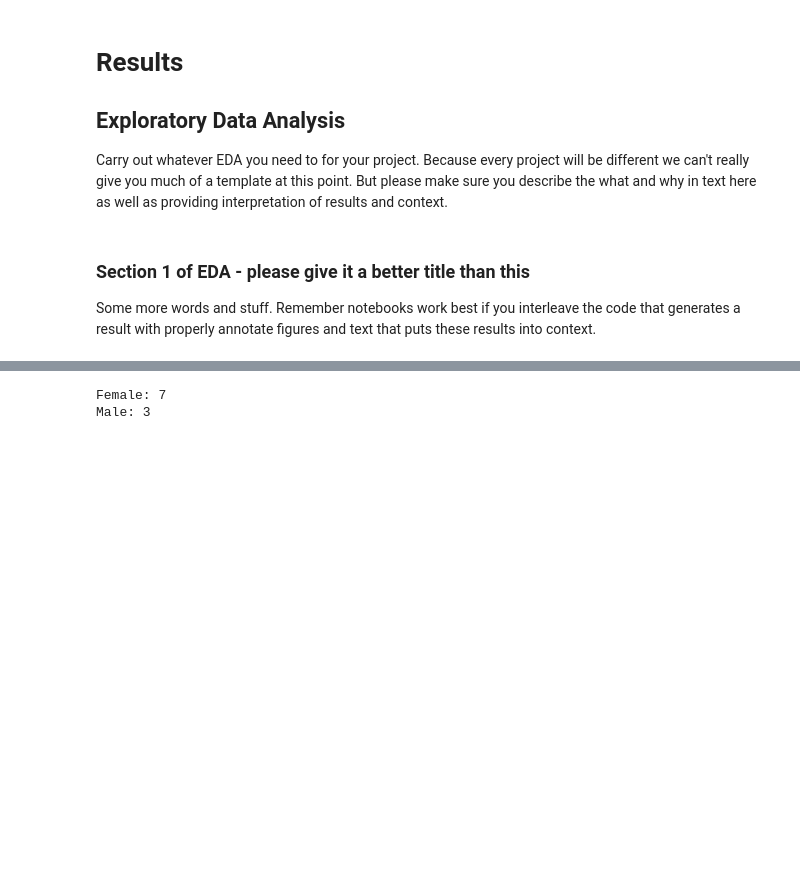
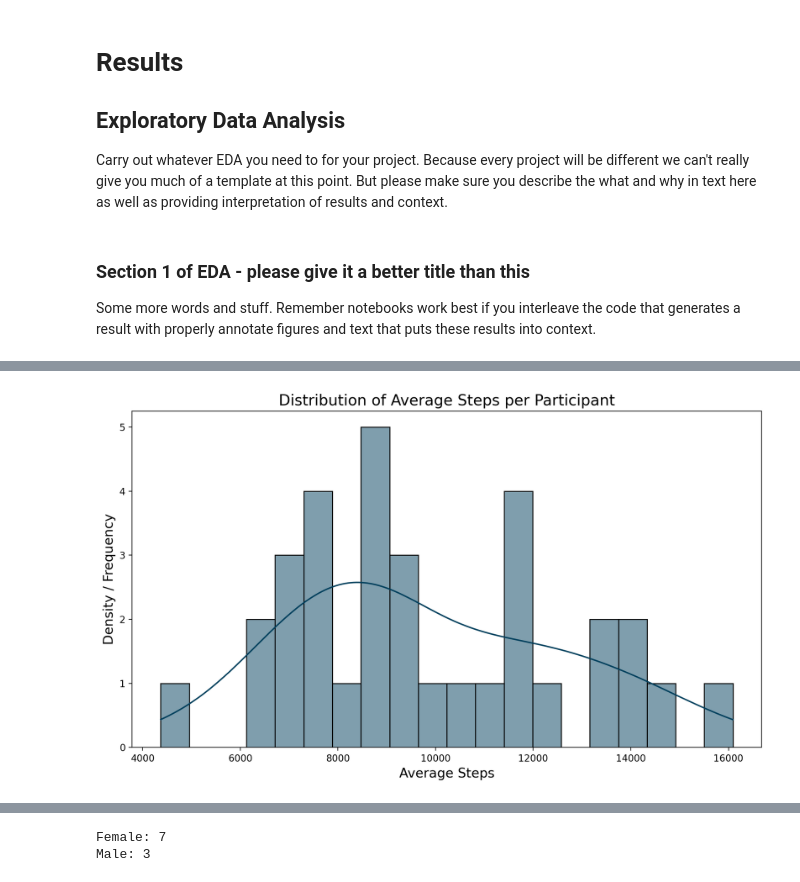
Before and after one commit to amchang2/Sleep-and-Exercise-Data-Visualization, a Jupyter notebook: EDACheckpoint_Group026-FA24.ipynb, the cells around one changed output, grey strips where cells are left out. Drawn from its saved outputs; the diff is of its cells as text; code cells hidden in the pictures; blank space fills up the shorter version.

```diff
--- a/EDACheckpoint_Group026-FA24.ipynb
+++ b/EDACheckpoint_Group026-FA24.ipynb
@@ -425,0 +227,12 @@ There is no significant difference in avg_sleep between the two groups.
+# %%
+plt.figure(figsize=(10, 6))
+sns.histplot(df['avg_steps'], bins=20, kde=True, color='#003f5c')
+
+plt.title('Distribution of Average Steps per Participant', fontsize=16)
+plt.xlabel('Average Steps', fontsize=14)
+plt.ylabel('Density / Frequency', fontsize=14)
+
+plt.tight_layout()
+plt.show()
+# %% [output]
+[figure, added]
```
Also changed, not shown: parts of 61 cells of this notebook, 2 other files.
